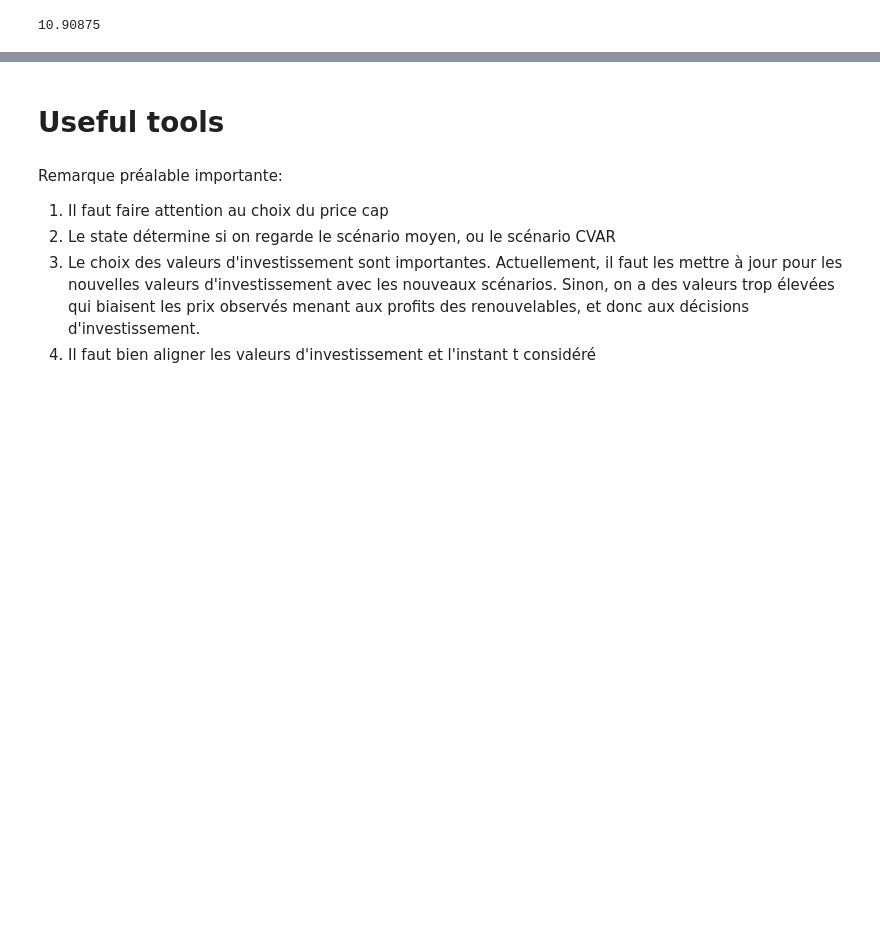
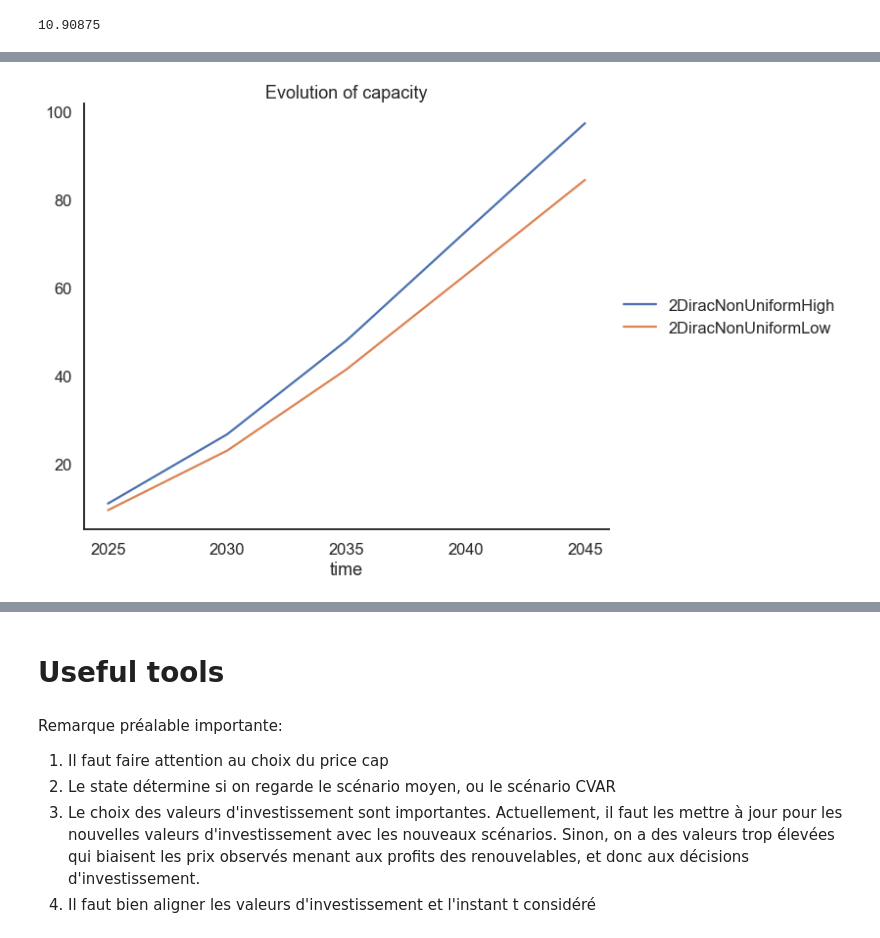
Before and after one commit to celiaescribe/investment_model_heterogeneity, a Jupyter notebook: plots_heterogeneity.ipynb, the cells around one changed output, grey strips where cells are left out. Cells and saved outputs as stored; diff of their text form; code cells hidden in the pictures; blank space fills up the shorter version.

```diff
--- a/plots_heterogeneity.ipynb
+++ b/plots_heterogeneity.ipynb
@@ -774,0 +873,6 @@ tmp.loc[tmp.weight == "2DiracNonUniformHigh"]
+# %%
+df_to_plot = tmp
+df_to_plot = df_to_plot.set_index("time")
+df_to_plot = df_to_plot.loc[df_to_plot.tec == "sun"]
+df_to_plot = df_to_plot.drop(columns=["average_state", "average_gamma", "tec"])
+df_to_plot
@@ -774,0 +894,5 @@ tmp.loc[tmp.weight == "2DiracNonUniformHigh"]
+# %%
+make_line_plots(df_to_plot, key_groupby="weight", y_label="Evolution of capacity", subset_groupby=["2DiracNonUniformHigh", "2DiracNonUniformLow"],
+                format_y=lambda y, _: '{:.0f}'.format(y), index_int=True, save=None, figsize=(12,8))
+# %% [output]
+[figure, added]
```
Also changed, not shown: parts of 60 cells of this notebook, 4 other files.
